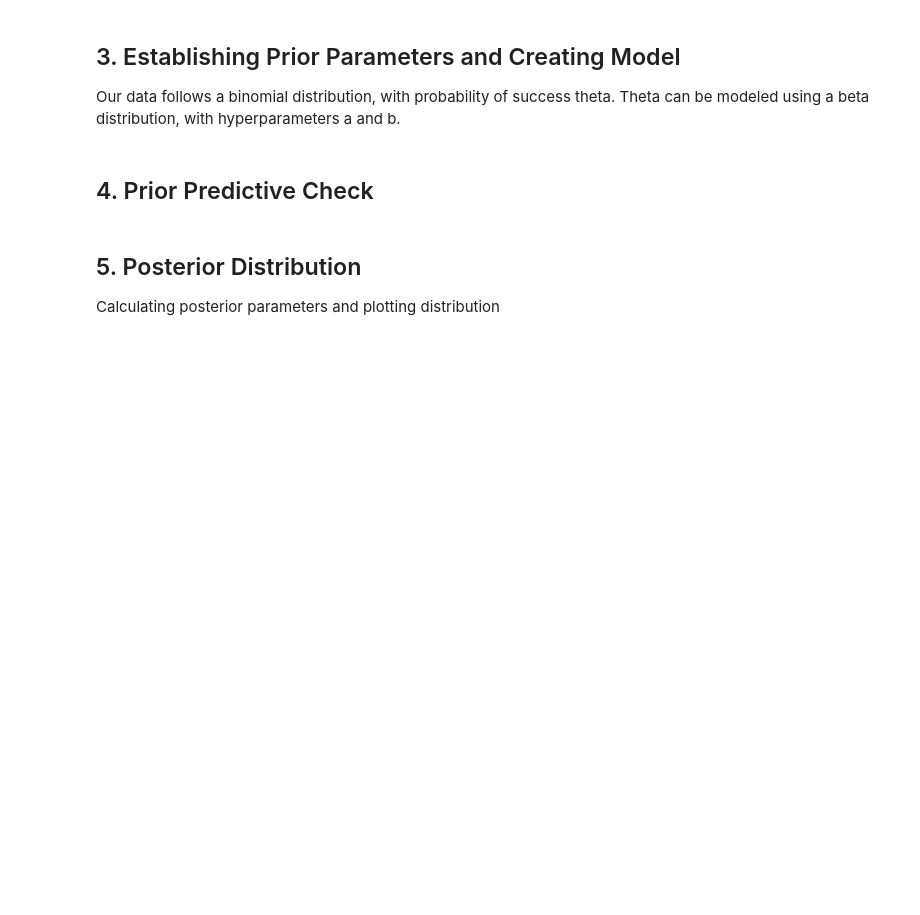
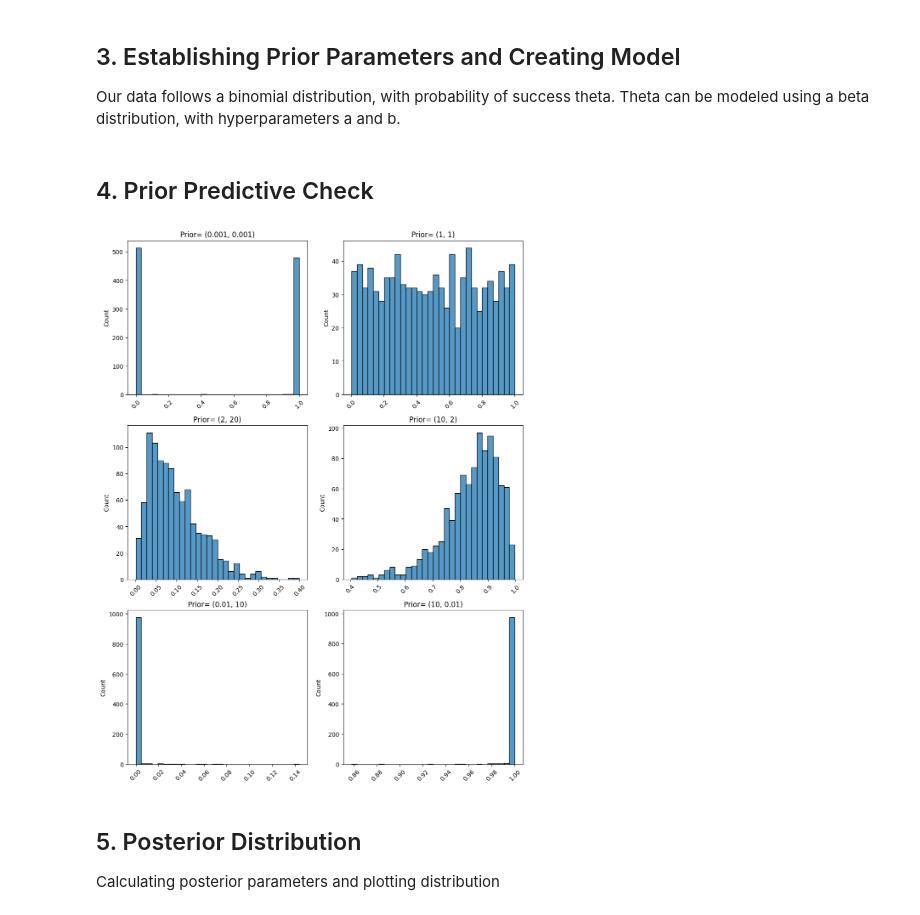
Before and after one commit to wallysands/AST5731_PROJ1, a Jupyter notebook: Project1.ipynb, the cells around one changed output. Drawn from its saved outputs; the diff is of its cells as text; code cells hidden in the pictures; blank space fills up the shorter version.

Commit message:
Fix prior pred to do 1000 sims

```diff
--- a/Project1.ipynb
+++ b/Project1.ipynb
@@ -54,20 +81,25 @@ import seaborn as sns
 # %%
 ## Prior Predictive Check
 ab = [(0.001,0.001), (1,1), (2,20), (10,2), (.01,10), (10,.01)]
 ncol = 2
 nrow = 3
-msim = num
+msim = 1000
 fig, ax = plt.subplots(figsize = (12,16),
                         ncols = ncol,
                         nrows = nrow)
 for i, (a_test,b_test) in enumerate(ab):
-    theta = beta.rvs(a_test, b_test, size=msim, random_state = 5731)
-    p = theta.sum()/len(theta)
-    n= len(theta)
-    prior_pred_dat = binom.rvs(n, p, size=msim, random_state = 5731)
-    g = sns.histplot(data=prior_pred_dat, kde = False, ax = ax[int(i/ncol)%nrow, i%ncol], bins=30)
+    means = []
+    for j in range(msim):
+        theta = beta.rvs(a_test, b_test, random_state = 5731+j)
+        p = theta
+        n= 1
+        prior_pred_dat = binom.rvs(n, p, size=num, random_state = 5731+j)
+        means.append(prior_pred_dat.mean())
+    g = sns.histplot(data=means, kde = False, ax = ax[int(i/ncol)%nrow, i%ncol], bins=30)
     ax[int(i/ncol)%nrow, i%ncol].set_title(f'Prior= {a_test, b_test}')
     ax[int(i/ncol)%nrow, i%ncol].tick_params(axis='x', rotation=45)
+# %% [output]
+[figure, added]
 # %% [markdown]
 ## 5. Posterior Distribution
 Calculating posterior parameters and plotting distribution
```
Also changed, not shown: parts of 5 cells of this notebook.
